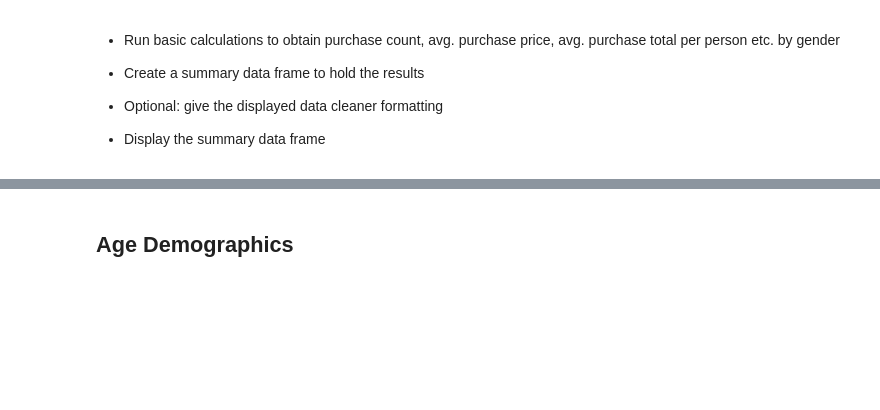
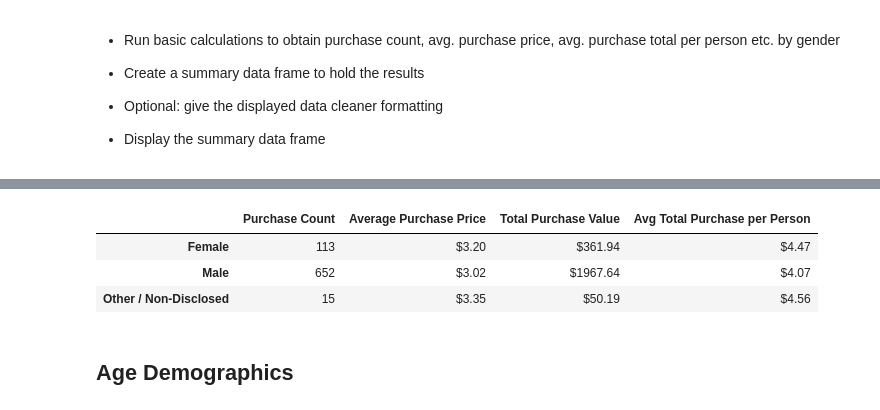
Before and after one commit to stim0010/pandas-challenge, a Jupyter notebook: HeroesOfPymoli/HeroesOfPymoli.ipynb, the cells around one changed output, grey strips where cells are left out. Cells and saved outputs as stored; diff of their text form; code cells hidden in the pictures; blank space fills up the shorter version.

```diff
--- a/HeroesOfPymoli/HeroesOfPymoli.ipynb
+++ b/HeroesOfPymoli/HeroesOfPymoli.ipynb
@@ -7,9 +3,14 @@ import pandas as pd
 # %%
-# File to Load (Remember to Change These)
-hero_transactions = "Resources/purchase_data.csv"
+# Dependencies and Setup
+import pandas as pd
+
+# Load data from csv
+purchase_data = "Resources/purchase_data.csv"
 
 # Read Purchasing File and store into Pandas data frame
-purchase_df = pd.read_csv(hero_transactions)
+purchase_df = pd.read_csv(purchase_data)
+
+#Display
 purchase_df.head()
 # %% [output]
 |  | Purchase ID | SN | Age | Gender | Item ID | Item Name | Price |
@@ -129,3 +134,28 @@ Name: Gender, dtype: int64
+# %%
+gen_purch_count = purchase_df['Gender'].value_counts()
+
+gen_hero_count = demo_df['Gender'].value_counts()
+
+gen_counts = gen_hero_count.iloc[:]
+# %%
+gen_analysis_df = purchase_df.groupby(['Gender'])
+
+gen_tot_purch =gen_analysis_df['Price'].sum()
+gen_avg_price = gen_analysis_df['Price'].mean()
+tot_avg_per = gen_tot_purch / gen_counts
+
+gen_p_a = pd.DataFrame({'Purchase Count':gen_purch_count,'Average Purchase Price':gen_avg_price,'Total Purchase Value':gen_tot_purch,'Avg Total Purchase per Person':tot_avg_per})
+
+gen_p_a['Average Purchase Price']=gen_p_a['Average Purchase Price'].map('${:.2f}'.format)
+gen_p_a['Total Purchase Value']=gen_p_a['Total Purchase Value'].map('${:.2f}'.format)
+gen_p_a['Avg Total Purchase per Person']=gen_p_a['Avg Total Purchase per Person'].map('${:.2f}'.format)
+
+gen_p_a
+# %% [output]
+|  | Purchase Count | Average Purchase Price | Total Purchase Value | Avg Total Purchase per Person |
+| Female | 113 | $3.20 | $361.94 | $4.47 |
+| Male | 652 | $3.02 | $1967.64 | $4.07 |
+| Other / Non-Disclosed | 15 | $3.35 | $50.19 | $4.56 |
 # %% [markdown]
 ## Age Demographics
 # %% [markdown]
```
Also changed, not shown: parts of 38 cells of this notebook, 1 other file.
